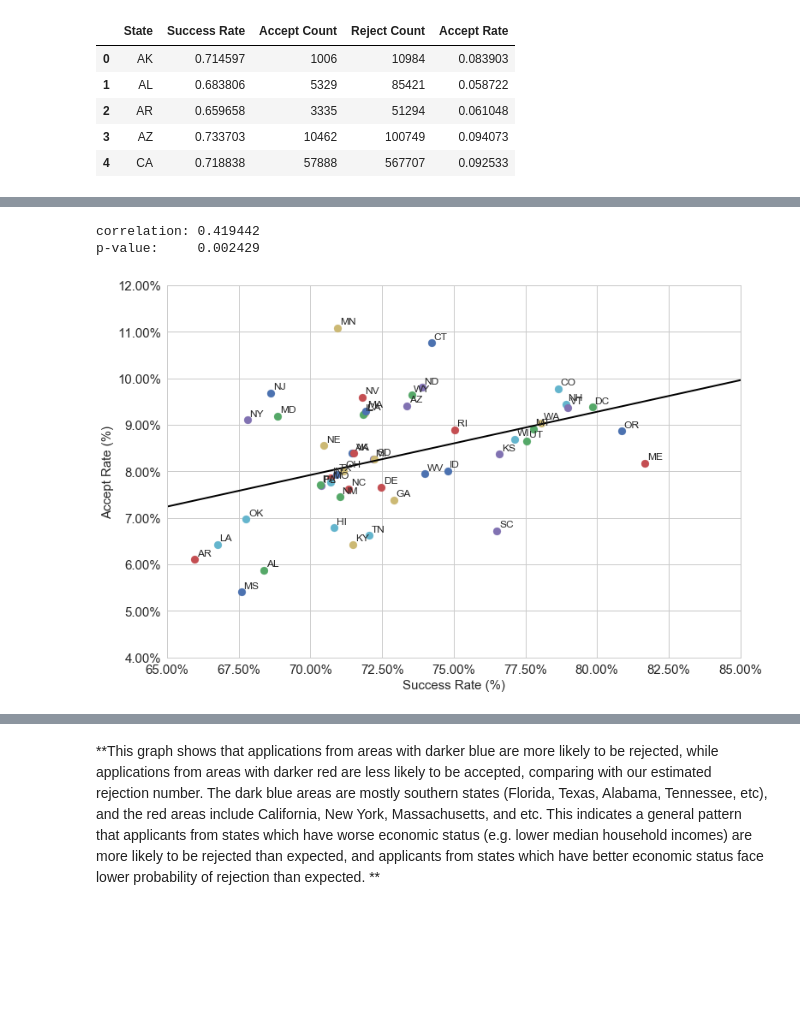
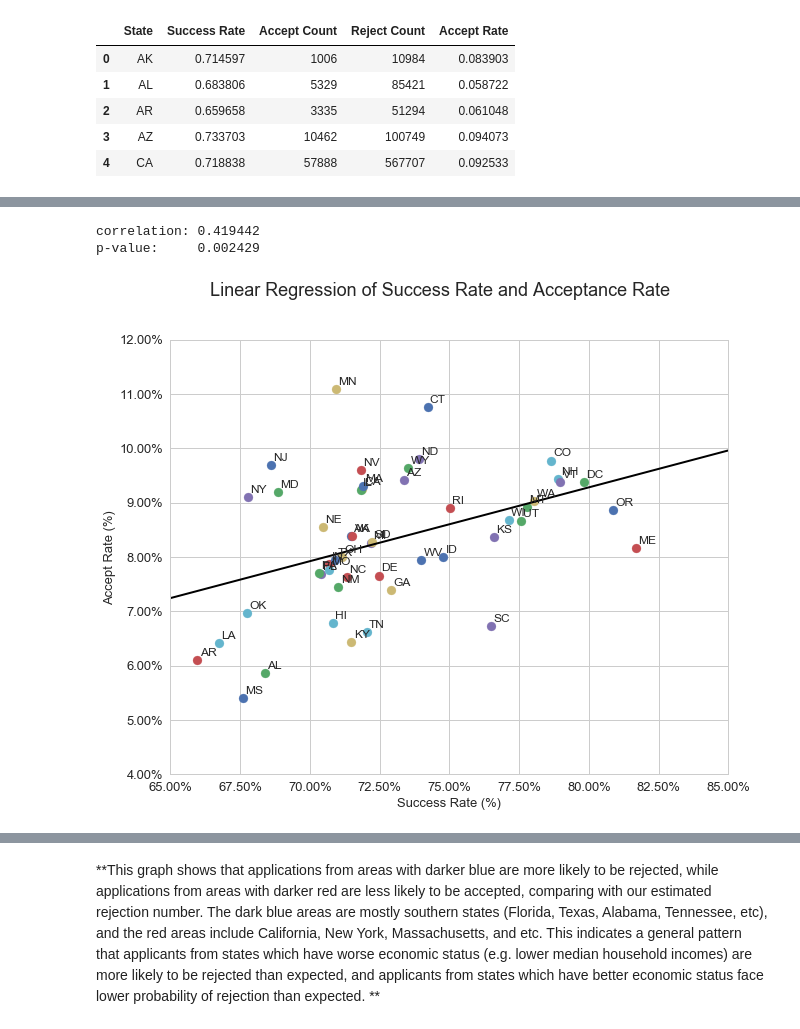
Before and after one commit to hurrialice/lendingClub, a Jupyter notebook: Discrimination/Discrimination_Analysis.ipynb, the cells around one changed output, grey strips where cells are left out. Cells and saved outputs as stored; diff of their text form; code cells hidden in the pictures; blank space fills up the shorter version.

```diff
--- a/Discrimination/Discrimination_Analysis.ipynb
+++ b/Discrimination/Discrimination_Analysis.ipynb
@@ -130,36 +130,37 @@ print('p-value:     %f' % p_value)
 values = pd.Series(np.arange(0, 8, 0.01)).to_frame()
 
 prediction = succ_to_accept.predict(values.values)
 trend_line = pd.DataFrame({'Success Rate': values[0], 'Accept Rate': prediction})
 
 ###
 
-fig, ax = plt.subplots(figsize=(12, 8))
+fig, ax = plt.subplots(figsize=(10, 8))
+fig.suptitle('Linear Regression of Success Rate and Acceptance Rate',fontsize=18)
 
 for i in range(len(state_rate)):
     x = state_rate['Success Rate'][i]
     y = state_rate['Accept Rate'][i]
     plt.scatter(x, y, s=80)
     plt.text(x+0.0008, y+0.0008, state_rate['State'][i], fontsize=12)
 trend_line.plot.line(x='Success Rate', y='Accept Rate', ax=ax, color='k', linewidth=2)
 
 ax.set_xlim([0.65, 0.85])
 ax.set_ylim([0.04, 0.12])
 
 x_ticks = ax.get_xticks()
 y_ticks = ax.get_yticks()
 ax.set_xticklabels(['{:3.2f}%'.format(k*100) for k in x_ticks])
 ax.set_yticklabels(['{:3.2f}%'.format(k*100) for k in y_ticks])
 ax.set_ylabel('Accept Rate (%)')
 ax.set_xlabel('Success Rate (%)')
 ax.legend_.remove()
 
 for item in ([ax.title, ax.xaxis.label, ax.yaxis.label] + ax.get_xticklabels() + ax.get_yticklabels()):
-    item.set_fontsize(15)
+    item.set_fontsize(13)
 # %% [output]
 correlation: 0.419442
 p-value:     0.002429
-[figure, old version]
+[figure, new version]
 # %%
 state_rate = state_rate.sort_values(by = 'BIAS')
 fig, ax = plt.subplots(figsize=(12, 6))
```
Also changed, not shown: parts of 4 cells of this notebook.
